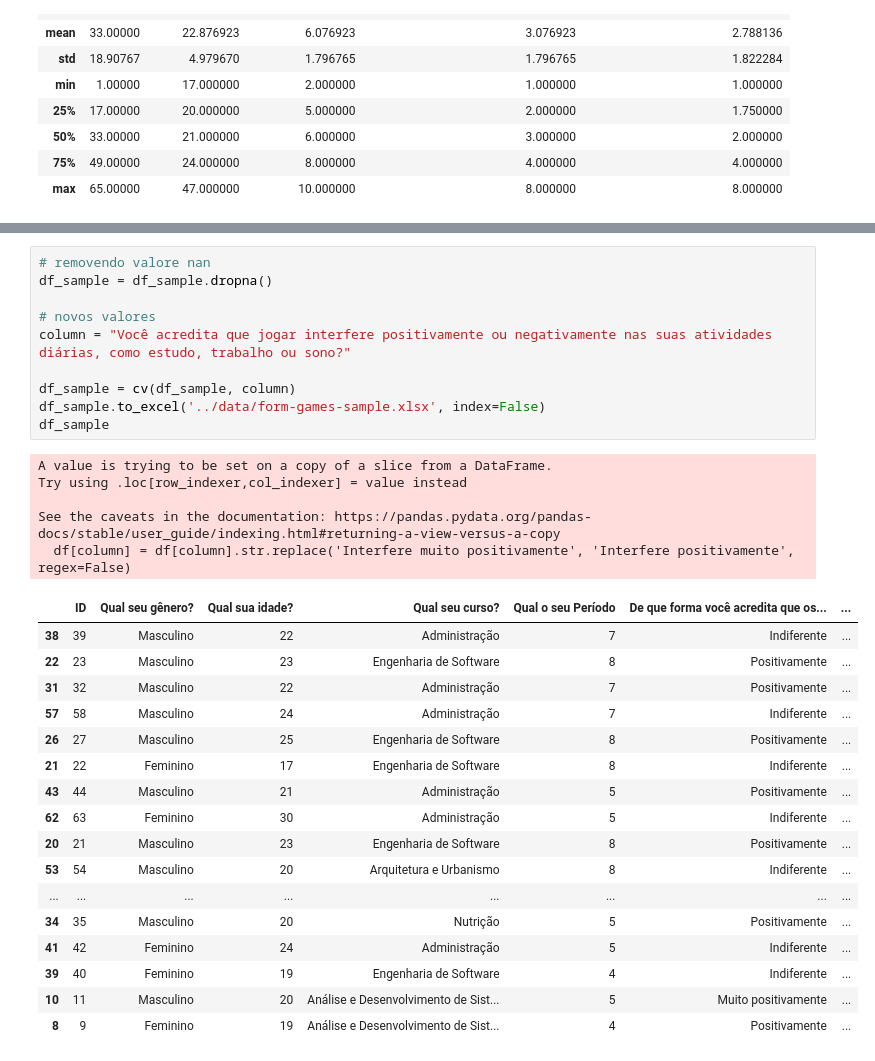
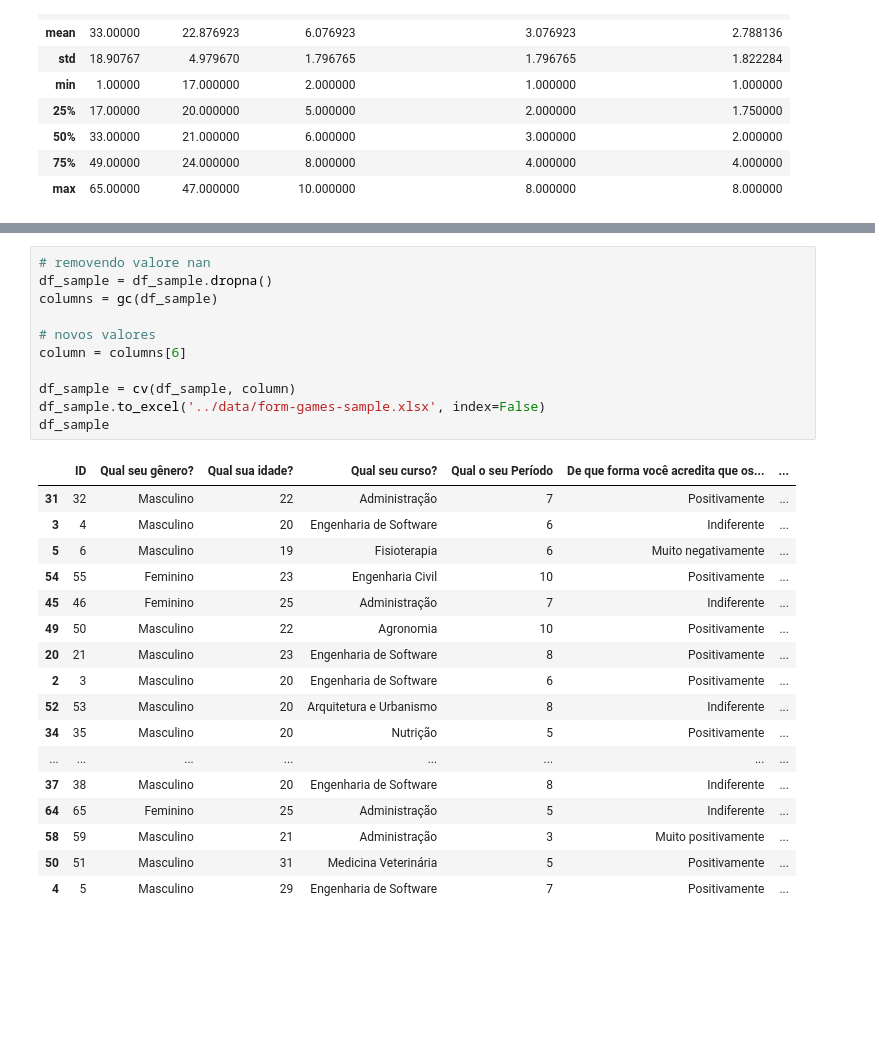
Before and after one commit to wesleymarchi/statistic-project, a Jupyter notebook: notebooks/form-processing.ipynb, the cells around one changed output, grey strips where cells are left out. Drawn from its saved outputs; the diff is of its cells as text; blank space fills up the shorter version.

```diff
--- a/notebooks/form-processing.ipynb
+++ b/notebooks/form-processing.ipynb
@@ -86,36 +87,32 @@ df_sample.describe()
 # %%
 # removendo valore nan
 df_sample = df_sample.dropna()
+columns = gc(df_sample)
 
 # novos valores
-column = "Você acredita que jogar interfere positivamente ou negativamente nas suas atividades diárias, como estudo, trabalho ou sono?"
+column = columns[6]
 
 df_sample = cv(df_sample, column)
 df_sample.to_excel('../data/form-games-sample.xlsx', index=False)
 df_sample
 # %% [output]
-A value is trying to be set on a copy of a slice from a DataFrame.
-Try using .loc[row_indexer,col_indexer] = value instead
-
-See the caveats in the documentation: https://pandas.pydata.org/pandas-docs/stable/user_guide/indexing.html#returning-a-view-versus-a-copy
-  df[column] = df[column].str.replace('Interfere muito positivamente', 'Interfere positivamente', regex=False)
 |  | ID | Qual seu gênero? | Qual sua idade? | Qual seu curso? | Qual o seu Período | De que forma você acredita que os... | ... |
-| 38 | 39 | Masculino | 22 | Administração | 7 | Indiferente | ... |
-| 22 | 23 | Masculino | 23 | Engenharia de Software | 8 | Positivamente | ... |
 | 31 | 32 | Masculino | 22 | Administração | 7 | Positivamente | ... |
-| 57 | 58 | Masculino | 24 | Administração | 7 | Indiferente | ... |
-| 26 | 27 | Masculino | 25 | Engenharia de Software | 8 | Positivamente | ... |
-| 21 | 22 | Feminino | 17 | Engenharia de Software | 8 | Indiferente | ... |
-| 43 | 44 | Masculino | 21 | Administração | 5 | Positivamente | ... |
-| 62 | 63 | Feminino | 30 | Administração | 5 | Indiferente | ... |
+| 3 | 4 | Masculino | 20 | Engenharia de Software | 6 | Indiferente | ... |
+| 5 | 6 | Masculino | 19 | Fisioterapia | 6 | Muito negativamente | ... |
+| 54 | 55 | Feminino | 23 | Engenharia Civil | 10 | Positivamente | ... |
+| 45 | 46 | Feminino | 25 | Administração | 7 | Indiferente | ... |
+| 49 | 50 | Masculino | 22 | Agronomia | 10 | Positivamente | ... |
 | 20 | 21 | Masculino | 23 | Engenharia de Software | 8 | Positivamente | ... |
-| 53 | 54 | Masculino | 20 | Arquitetura e Urbanismo | 8 | Indiferente | ... |
+| 2 | 3 | Masculino | 20 | Engenharia de Software | 6 | Positivamente | ... |
+| 52 | 53 | Masculino | 20 | Arquitetura e Urbanismo | 8 | Indiferente | ... |
+| 34 | 35 | Masculino | 20 | Nutrição | 5 | Positivamente | ... |
 | ... | ... | ... | ... | ... | ... | ... | ... |
-| 34 | 35 | Masculino | 20 | Nutrição | 5 | Positivamente | ... |
-| 41 | 42 | Feminino | 24 | Administração | 5 | Indiferente | ... |
-| 39 | 40 | Feminino | 19 | Engenharia de Software | 4 | Indiferente | ... |
-| 10 | 11 | Masculino | 20 | Análise e Desenvolvimento de Sist... | 5 | Muito positivamente | ... |
-| 8 | 9 | Feminino | 19 | Análise e Desenvolvimento de Sist... | 4 | Positivamente | ... |
+| 37 | 38 | Masculino | 20 | Engenharia de Software | 8 | Indiferente | ... |
+| 64 | 65 | Feminino | 25 | Administração | 5 | Indiferente | ... |
+| 58 | 59 | Masculino | 21 | Administração | 3 | Muito positivamente | ... |
+| 50 | 51 | Masculino | 31 | Medicina Veterinária | 5 | Positivamente | ... |
+| 4 | 5 | Masculino | 29 | Engenharia de Software | 7 | Positivamente | ... |
 # %%
 # realizando o teste t
 group_list = gg(df_sample)
```
Also changed, not shown: parts of 9 cells of this notebook, 3 other files.
